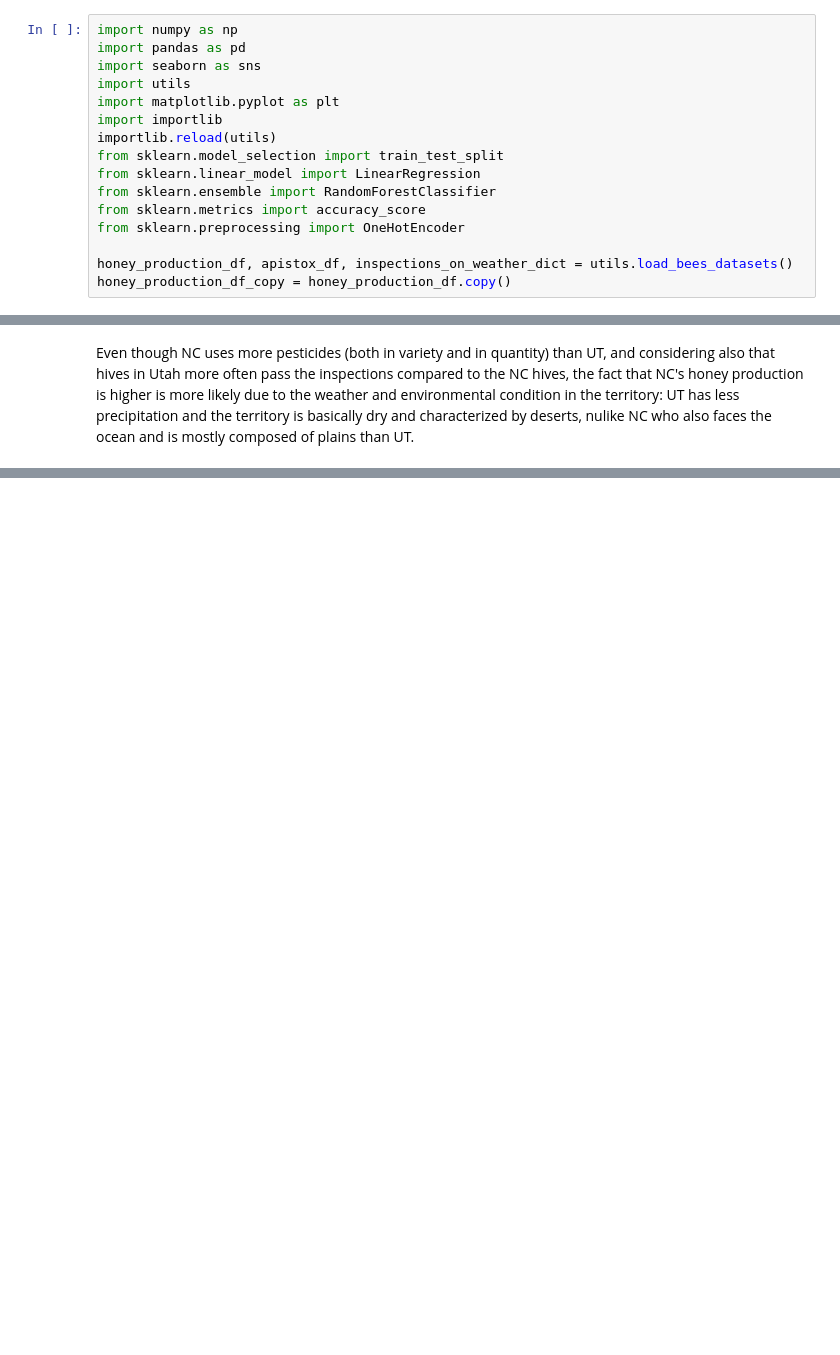
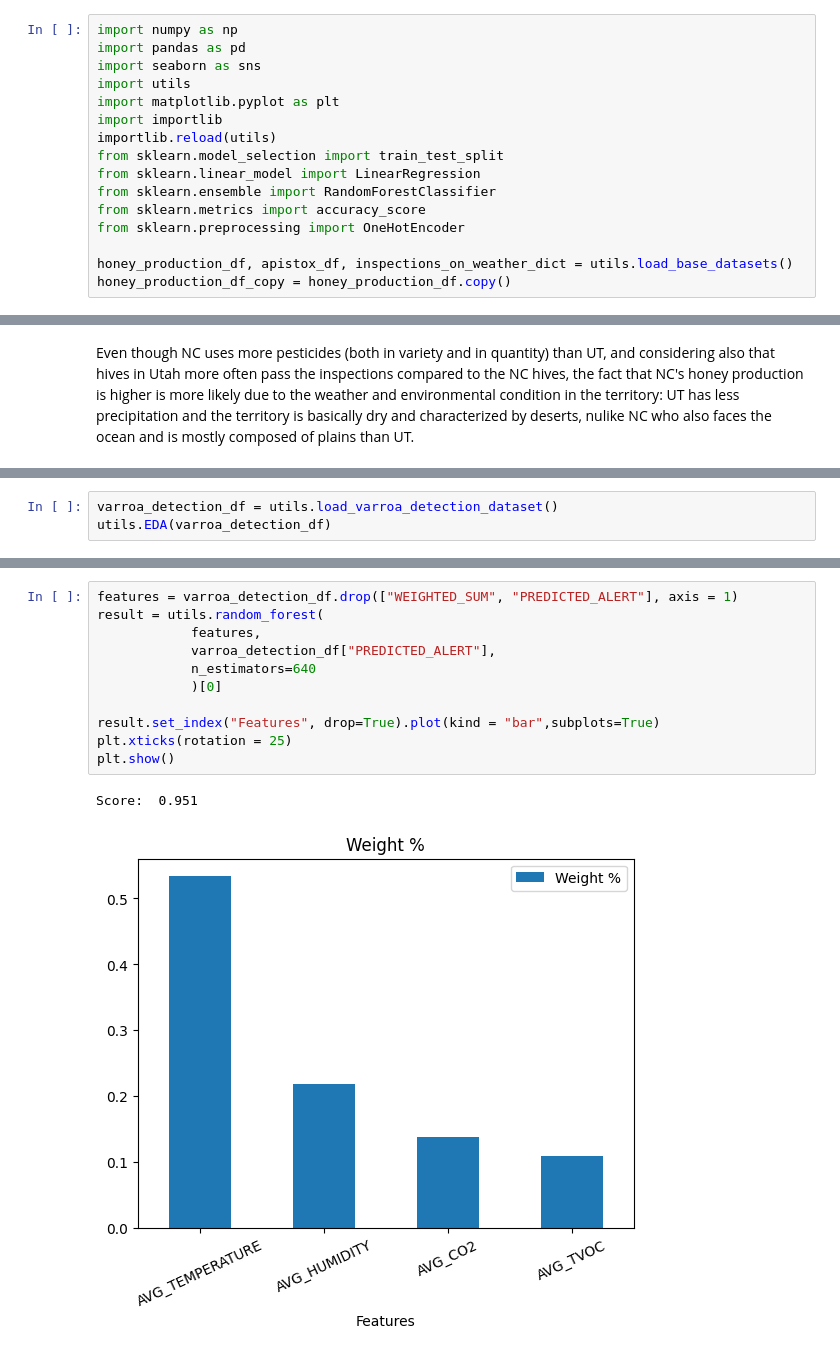
Before and after one commit to Ddav3/Bees_production_analysis, a Jupyter notebook: honey_production.ipynb, the cells around one changed output, grey strips where cells are left out. Drawn from its saved outputs; the diff is of its cells as text; blank space fills up the shorter version.

```diff
--- a/honey_production.ipynb
+++ b/honey_production.ipynb
@@ -16,5 +16,5 @@ from sklearn.ensemble import RandomForestClassifier
 from sklearn.metrics import accuracy_score
 from sklearn.preprocessing import OneHotEncoder
 
-honey_production_df, apistox_df, inspections_on_weather_dict = utils.load_bees_datasets()
+honey_production_df, apistox_df, inspections_on_weather_dict = utils.load_base_datasets()
 honey_production_df_copy = honey_production_df.copy()
@@ -273,0 +578,3 @@ inspections_on_weather_df.groupby(["STATE", "YEAR"])[["PERCENT_MET", "TEMPERATUR
+# %%
+varroa_detection_df = utils.load_varroa_detection_dataset()
+utils.EDA(varroa_detection_df)
@@ -273,0 +599,14 @@ inspections_on_weather_df.groupby(["STATE", "YEAR"])[["PERCENT_MET", "TEMPERATUR
+# %%
+features = varroa_detection_df.drop(["WEIGHTED_SUM", "PREDICTED_ALERT"], axis = 1)
+result = utils.random_forest(
+            features,
+            varroa_detection_df["PREDICTED_ALERT"],
+            n_estimators=640
+            )[0]
+
+result.set_index("Features", drop=True).plot(kind = "bar",subplots=True)
+plt.xticks(rotation = 25)
+plt.show()
+# %% [output]
+Score:  0.951
+[figure, added]
```
Also changed, not shown: parts of 32 cells of this notebook, 3 other files.
